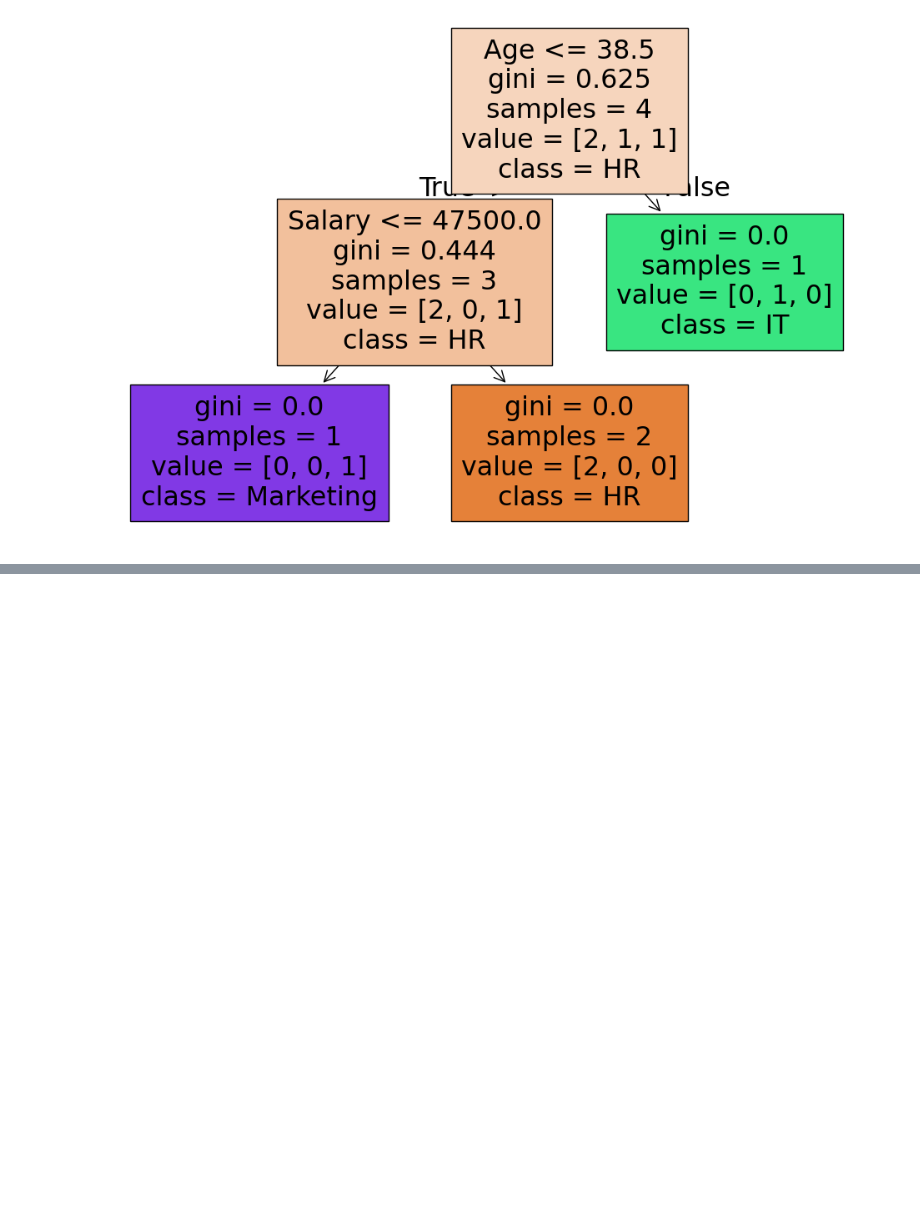
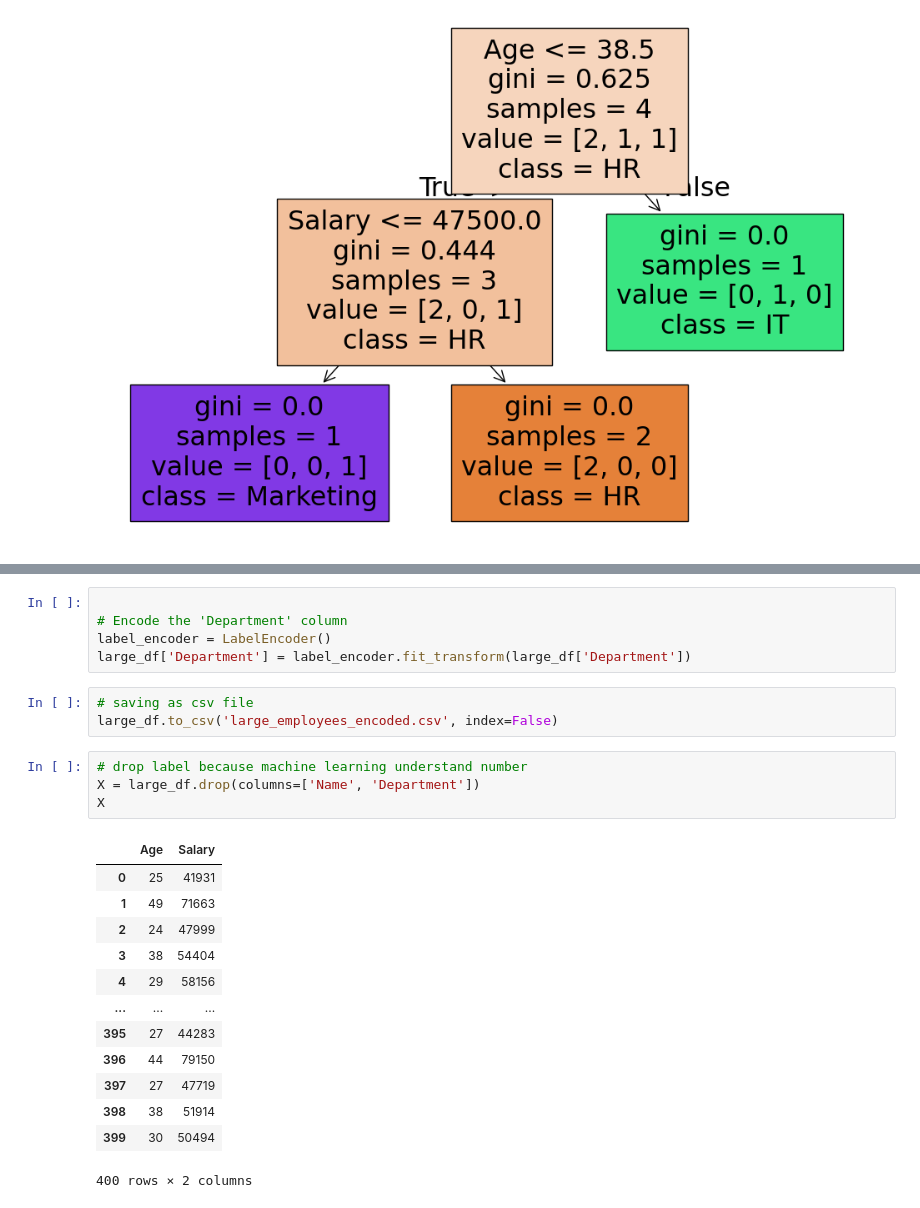
Before and after one commit to awalehdek/Machine-Learning, a Jupyter notebook: Decision Tree/Decision_Tree.ipynb, the cells around one changed output, grey strips where cells are left out. Cells and saved outputs as stored; diff of their text form; blank space fills up the shorter version.

```diff
--- a/Decision Tree/Decision_Tree.ipynb
+++ b/Decision Tree/Decision_Tree.ipynb
@@ -111,0 +173,26 @@ plt.show()
+# %%
+
+# Encode the 'Department' column
+label_encoder = LabelEncoder()
+large_df['Department'] = label_encoder.fit_transform(large_df['Department'])
+# %%
+# saving as csv file
+large_df.to_csv('large_employees_encoded.csv', index=False)
+# %%
+# drop label because machine learning understand number
+X = large_df.drop(columns=['Name', 'Department'])
+X
+# %% [output]
+|  | Age | Salary |
+| 0 | 25 | 41931 |
+| 1 | 49 | 71663 |
+| 2 | 24 | 47999 |
+| 3 | 38 | 54404 |
+| 4 | 29 | 58156 |
+| ... | ... | ... |
+| 395 | 27 | 44283 |
+| 396 | 44 | 79150 |
+| 397 | 27 | 47719 |
+| 398 | 38 | 51914 |
+| 399 | 30 | 50494 |
+400 rows × 2 columns
```
Also changed, not shown: parts of 6 cells of this notebook, 1 other file.
